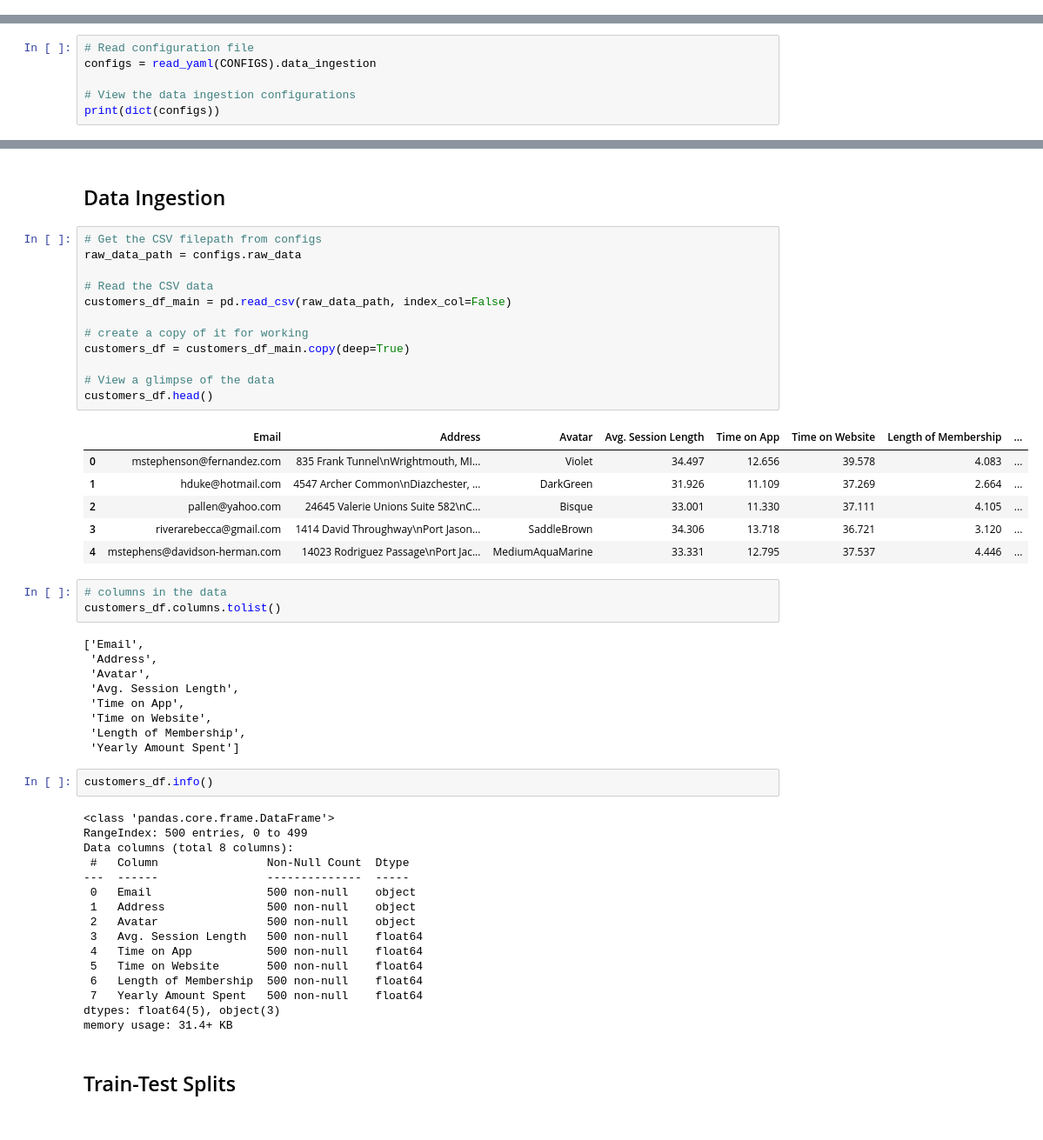
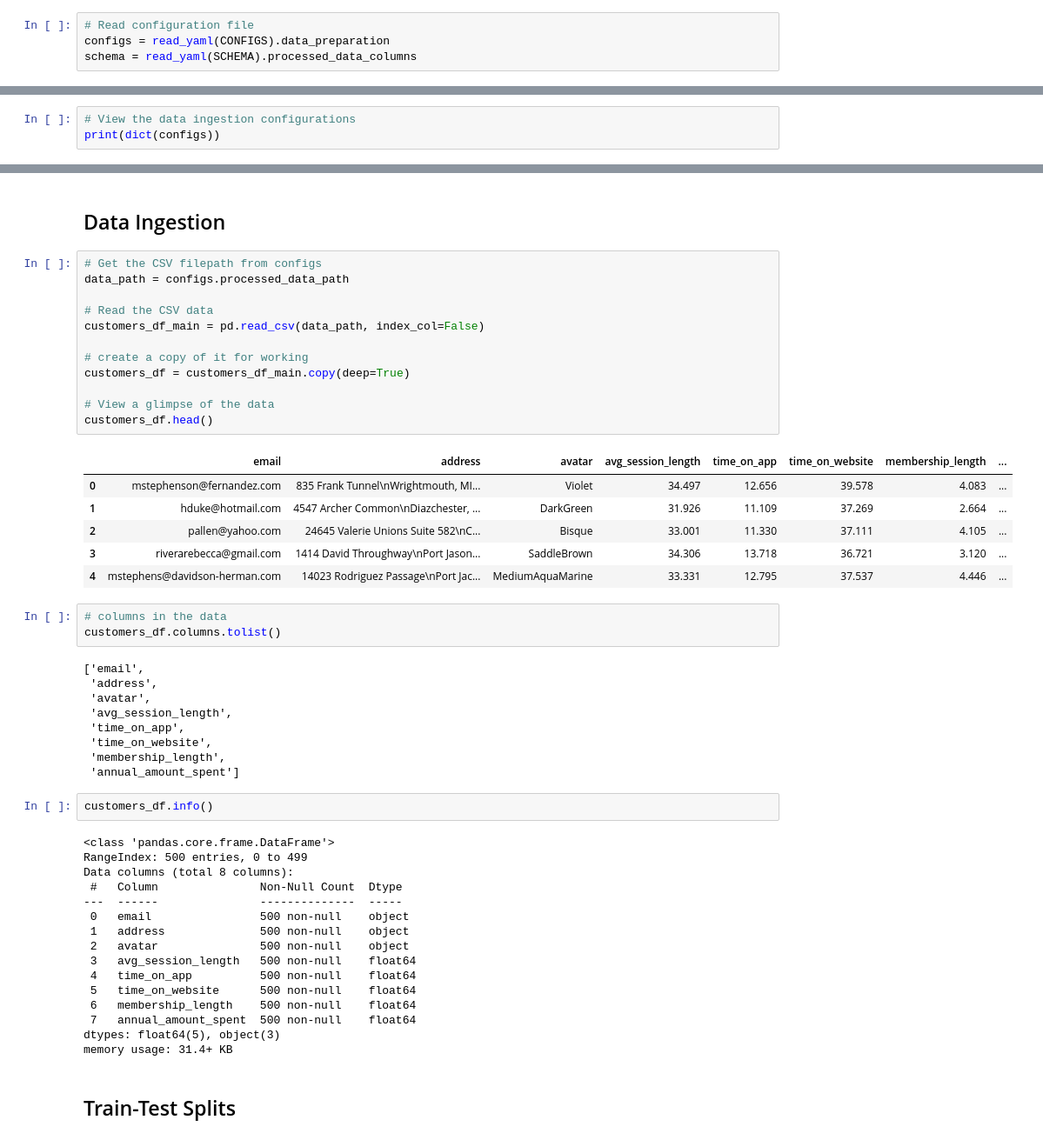
Before and after one commit to quantumudit/Ecommerce-Customer-Analysis, a Jupyter notebook: notebooks/02_model_experiments.ipynb, the cells around one changed output, grey strips where cells are left out. Shown at 87% size. Cells and saved outputs as stored; diff of their text form.

```diff
--- a/notebooks/02_model_experiments.ipynb
+++ b/notebooks/02_model_experiments.ipynb
@@ -32 +32,5 @@ from src.constants import CONFIGS
 from src.utils.basic_utils import read_yaml
+# %%
+# Read configuration file
+configs = read_yaml(CONFIGS).data_preparation
+schema = read_yaml(SCHEMA).processed_data_columns
@@ -33,7 +40,4 @@ from src.utils.basic_utils import read_yaml
 # %%
-# Read configuration file
-configs = read_yaml(CONFIGS).data_ingestion
-
 # View the data ingestion configurations
 print(dict(configs))
 # %% [output]
@@ -43,18 +51,18 @@ print(dict(configs))
 ## Data Ingestion
 # %%
 # Get the CSV filepath from configs
-raw_data_path = configs.raw_data
+data_path = configs.processed_data_path
 
 # Read the CSV data
-customers_df_main = pd.read_csv(raw_data_path, index_col=False)
+customers_df_main = pd.read_csv(data_path, index_col=False)
 
 # create a copy of it for working
 customers_df = customers_df_main.copy(deep=True)
 
 # View a glimpse of the data
 customers_df.head()
 # %% [output]
-|  | Email | Address | Avatar | Avg. Session Length | Time on App | Time on Website | Length of Membership | ... |
+|  | email | address | avatar | avg_session_length | time_on_app | time_on_website | membership_length | ... |
 | 0 | mstephenson@fernandez.com | 835 Frank Tunnel\nWrightmouth, MI... | Violet | 34.497 | 12.656 | 39.578 | 4.083 | ... |
 | 1 | hduke@hotmail.com | 4547 Archer Common\nDiazchester, ... | DarkGreen | 31.926 | 11.109 | 37.269 | 2.664 | ... |
 | 2 | pallen@yahoo.com | 24645 Valerie Unions Suite 582\nC... | Bisque | 33.001 | 11.330 | 37.111 | 4.105 | ... |
@@ -64,30 +72,30 @@ customers_df.head()
 # columns in the data
 customers_df.columns.tolist()
 # %% [output]
-['Email',
- 'Address',
- 'Avatar',
- 'Avg. Session Length',
- 'Time on App',
- 'Time on Website',
- 'Length of Membership',
- 'Yearly Amount Spent']
+['email',
+ 'address',
+ 'avatar',
+ 'avg_session_length',
+ 'time_on_app',
+ 'time_on_website',
+ 'membership_length',
+ 'annual_amount_spent']
 # %%
 customers_df.info()
 # %% [output]
 <class 'pandas.core.frame.DataFrame'>
 RangeIndex: 500 entries, 0 to 499
 Data columns (total 8 columns):
- #   Column                Non-Null Count  Dtype
----  ------                --------------  -----
- 0   Email                 500 non-null    object
- 1   Address               500 non-null    object
- 2   Avatar                500 non-null    object
- 3   Avg. Session Length   500 non-null    float64
- 4   Time on App           500 non-null    float64
- 5   Time on Website       500 non-null    float64
- 6   Length of Membership  500 non-null    float64
- 7   Yearly Amount Spent   500 non-null    float64
+ #   Column               Non-Null Count  Dtype
+---  ------               --------------  -----
+ 0   email                500 non-null    object
+ 1   address              500 non-null    object
+ 2   avatar               500 non-null    object
+ 3   avg_session_length   500 non-null    float64
+ 4   time_on_app          500 non-null    float64
+ 5   time_on_website      500 non-null    float64
+ 6   membership_length    500 non-null    float64
+ 7   annual_amount_spent  500 non-null    float64
 dtypes: float64(5), object(3)
 memory usage: 31.4+ KB
 # %% [markdown]
```
Also changed, not shown: parts of 29 cells of this notebook.
